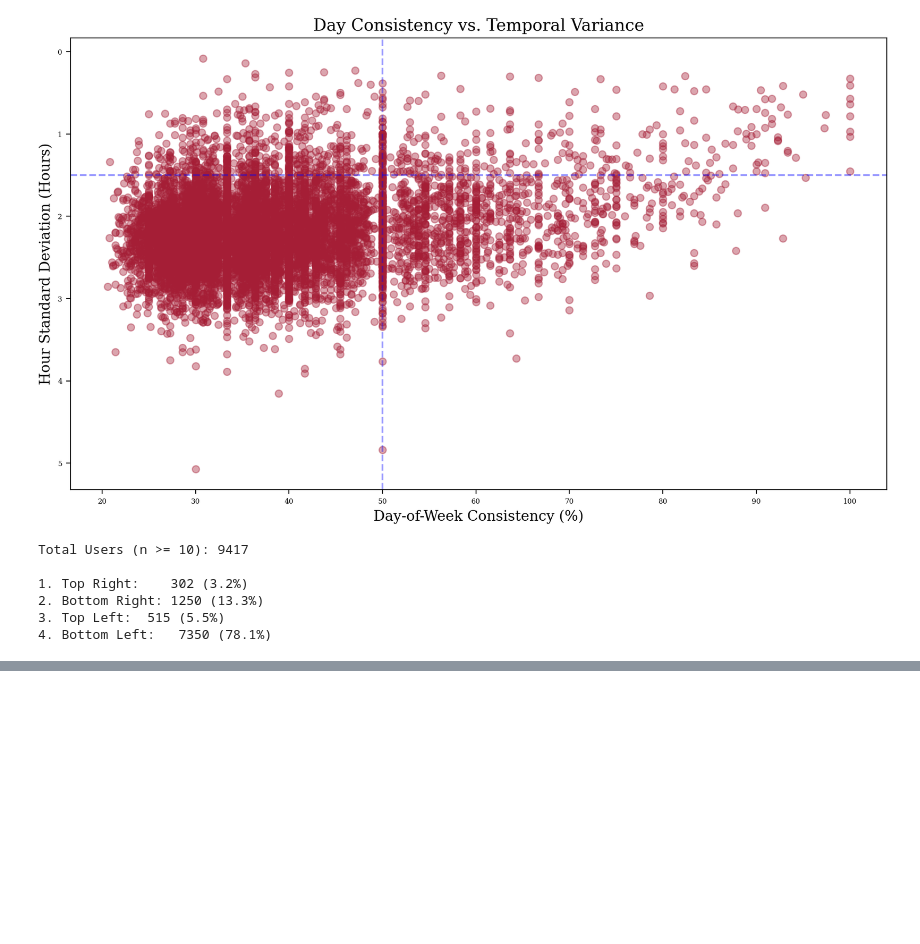
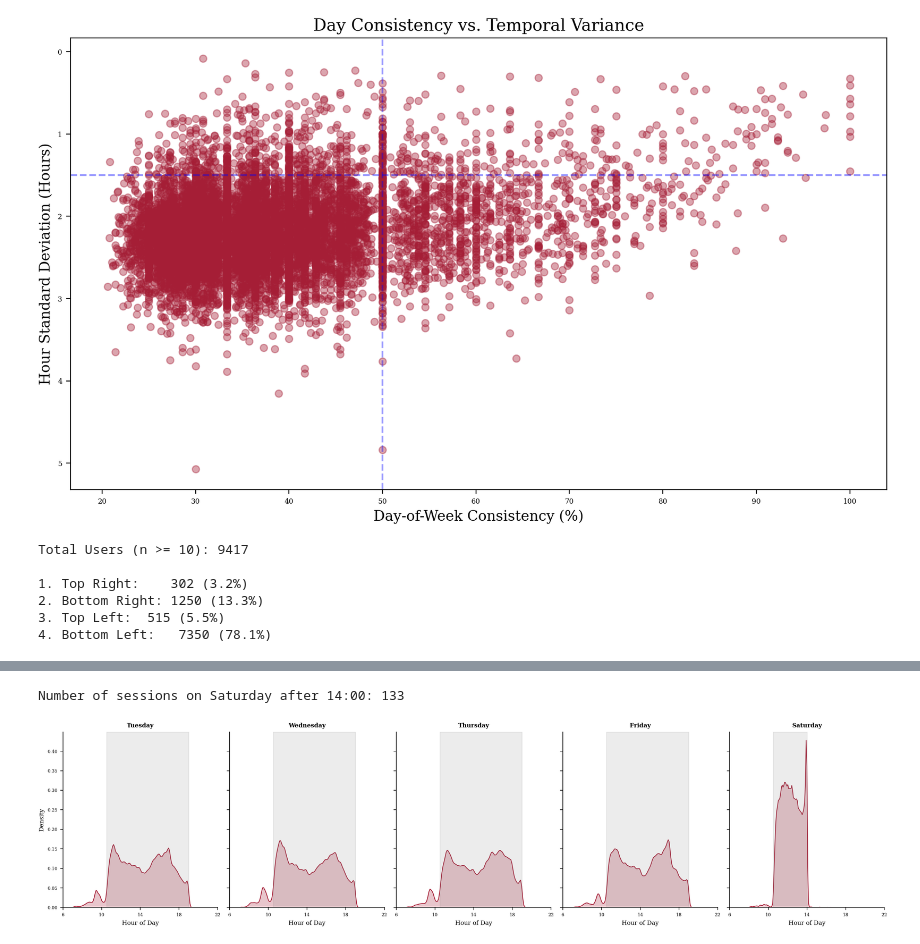
Before and after one commit to RobinAllgeier/Data_Literacy, a Jupyter notebook: exp/04_11_eda_user_behavior_by-date.ipynb, the cells around one changed output, grey strips where cells are left out. Saved outputs shown, nothing was run; the diff lists cells and outputs as text; code cells hidden in the pictures; blank space fills up the shorter version.

```diff
--- a/exp/04_11_eda_user_behavior_by-date.ipynb
+++ b/exp/04_11_eda_user_behavior_by-date.ipynb
@@ -432,0 +514,42 @@ Total Users (n >= 10): 9417
+# %%
+count_sat_after_14 = user_sessions_clean[
+    (user_sessions_clean['weekday'] == 'Saturday') &
+    (user_sessions_clean['precise_hour'] > 15)
+].shape[0]
+
+print(f"Number of sessions on Saturday after 14:00: {count_sat_after_14}")
+# %% [output]
+Number of sessions on Saturday after 14:00: 133
+# %%
+
+
+g = sns.FacetGrid(
+    user_sessions_clean,
+    col="weekday",
+    col_order=order,
+    height=4,
+    aspect=0.8,
+    sharey=True
+)
+
+g.map_dataframe(
+    sns.kdeplot,
+    x="precise_hour",
+    fill=True,
+    bw_adjust=0.4,
+)
+
+for ax in g.axes.flat:
+    day_name = ax.get_title().split('= ')[-1]
+
+    end_hour = 14.0 if day_name == "Saturday" else 19.0
+    ax.axvspan(10.5, end_hour, color='gray', alpha=0.15, label='Opening Hours')
+    ax.set_xlim(6, 22)
+    ax.set_xticks([6, 10, 14, 18, 22])
+    ax.set_title(day_name, fontweight='bold')
+
+g.set_axis_labels("Hour of Day", "Density")
+plt.tight_layout()
+plt.show()
+# %% [output]
+[figure, added]
```
Also changed, not shown: parts of 8 cells of this notebook.
